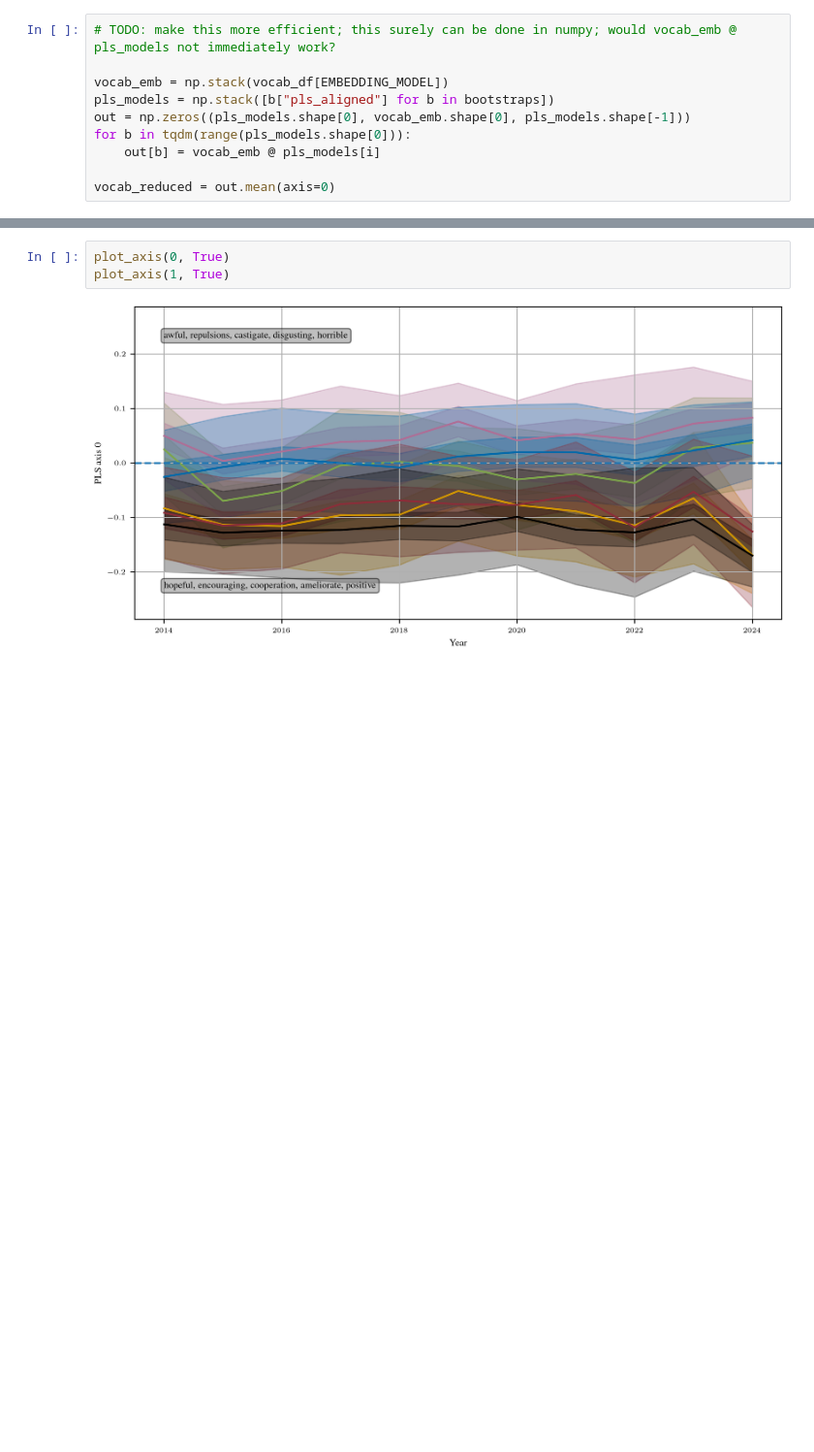
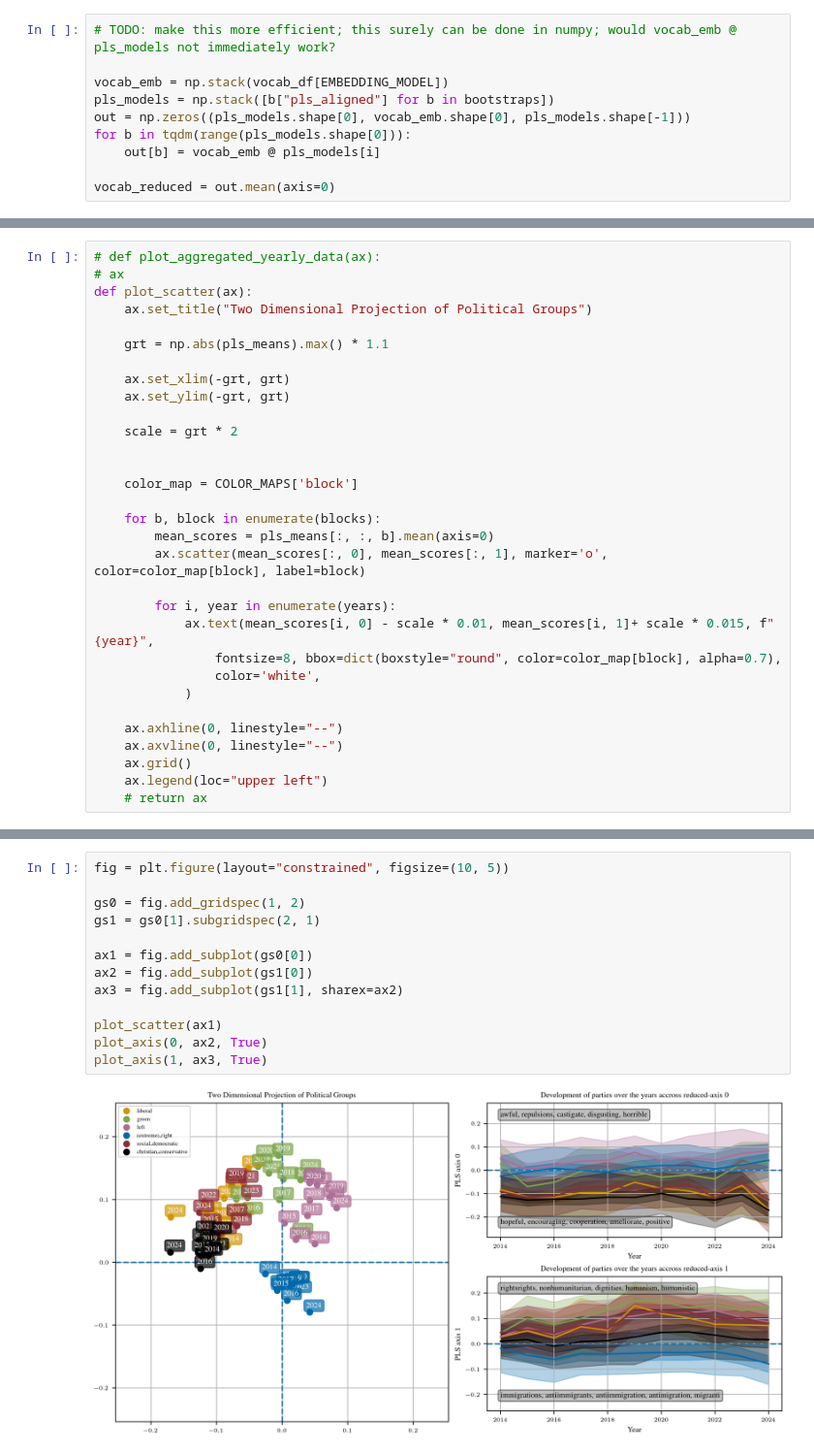
Before and after one commit to derkleinejakob/dataliteracy25, a Jupyter notebook: experiments/??_bootstrapped_pls.ipynb, the cells around one changed output, grey strips where cells are left out. Shown at 97% size. Saved outputs shown, nothing was run; the diff lists cells and outputs as text; blank space fills up the shorter version.

Commit message:
giorgified the bootstrapped PLS plot

```diff
--- a/experiments/??_bootstrapped_pls.ipynb
+++ b/experiments/??_bootstrapped_pls.ipynb
@@ -214,2 +215,33 @@ def plot_axis(axis, plot_stds=False):
     # plt.tight_layout()
+# %%
+# def plot_aggregated_yearly_data(ax):
+# ax
+def plot_scatter(ax):
+    ax.set_title("Two Dimensional Projection of Political Groups")
+
+    grt = np.abs(pls_means).max() * 1.1
+
+    ax.set_xlim(-grt, grt)
+    ax.set_ylim(-grt, grt)
+
+    scale = grt * 2
+
+
+    color_map = COLOR_MAPS['block']
+
+    for b, block in enumerate(blocks):
+        mean_scores = pls_means[:, :, b].mean(axis=0)
+        ax.scatter(mean_scores[:, 0], mean_scores[:, 1], marker='o', color=color_map[block], label=block)
+
+        for i, year in enumerate(years):
+            ax.text(mean_scores[i, 0] - scale * 0.01, mean_scores[i, 1]+ scale * 0.015, f"{year}",
+                fontsize=8, bbox=dict(boxstyle="round", color=color_map[block], alpha=0.7),
+                color='white',
+            )
+
+    ax.axhline(0, linestyle="--")
+    ax.axvline(0, linestyle="--")
+    ax.grid()
+    ax.legend(loc="upper left")
+    # return ax
 # %%
@@ -221,5 +262,15 @@ plot_axis(1)
 # %%
-plot_axis(0, True)
-plot_axis(1, True)
+fig = plt.figure(layout="constrained", figsize=(10, 5))
+
+gs0 = fig.add_gridspec(1, 2)
+gs1 = gs0[1].subgridspec(2, 1)
+
+ax1 = fig.add_subplot(gs0[0])
+ax2 = fig.add_subplot(gs1[0])
+ax3 = fig.add_subplot(gs1[1], sharex=ax2)
+
+plot_scatter(ax1)
+plot_axis(0, ax2, True)
+plot_axis(1, ax3, True)
 # %% [output]
-[figure, old version]
+[figure, new version]
```
Also changed, not shown: parts of 3 cells of this notebook.
